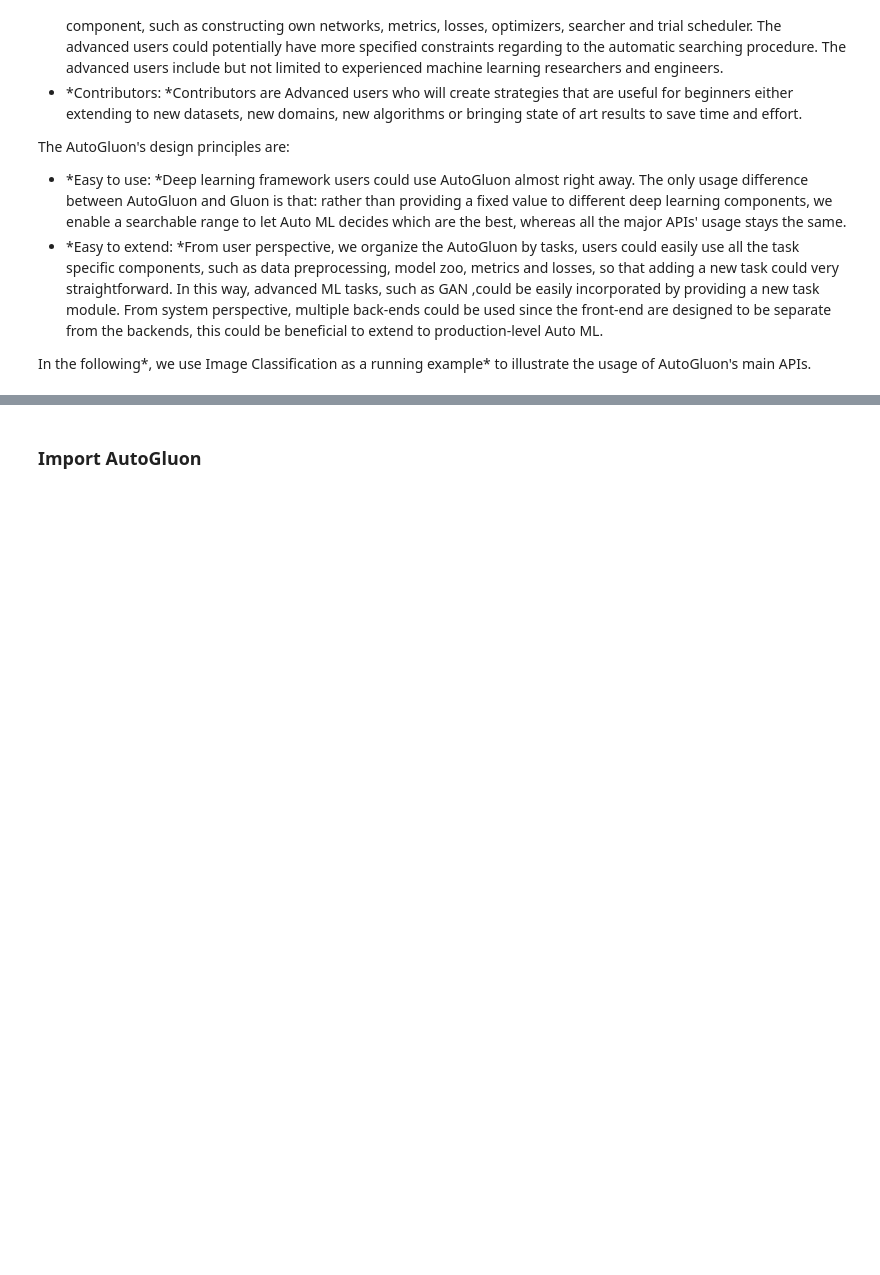
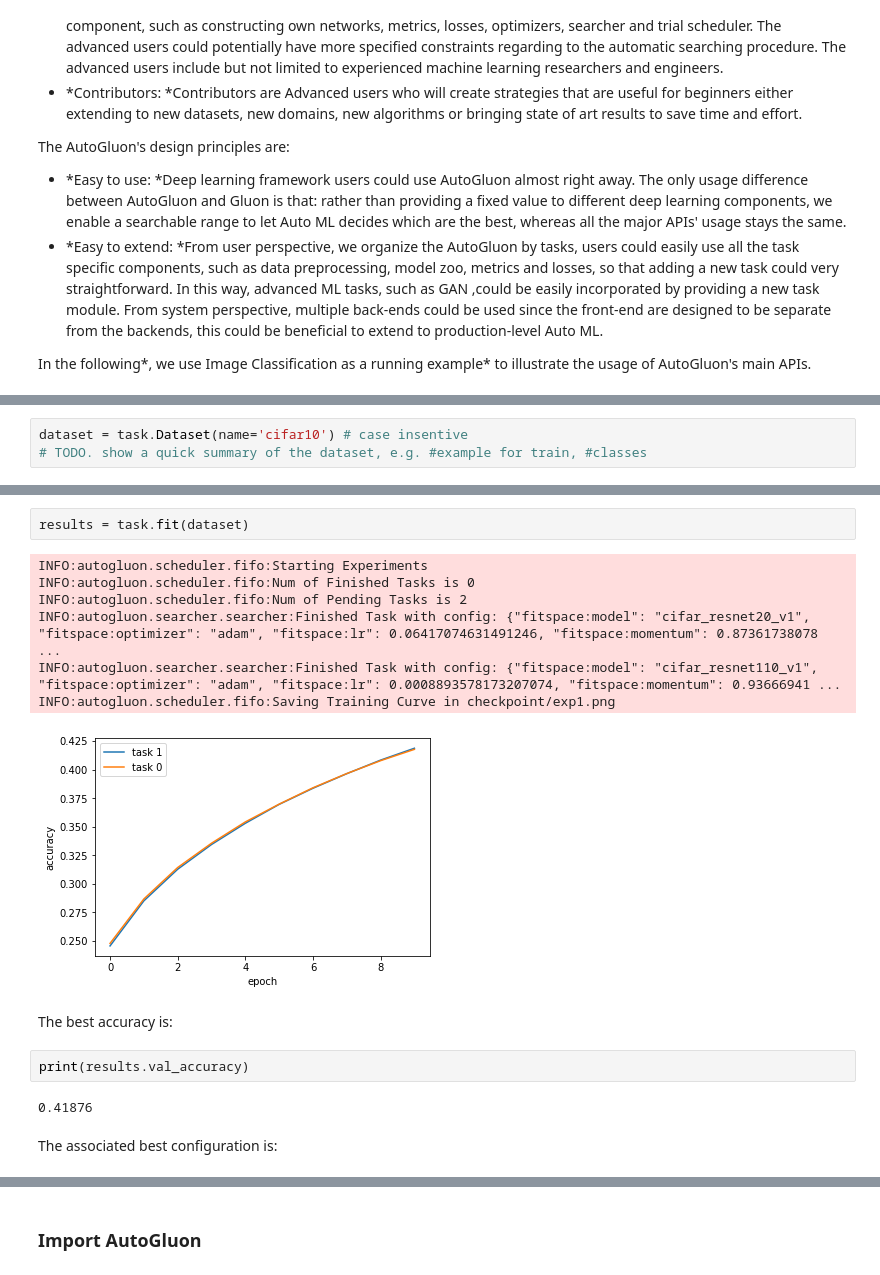
Before and after one commit to autogluon/autogluon, a Jupyter notebook: tutorials/autogluon_demo.ipynb, the cells around one changed output, grey strips where cells are left out. Saved outputs shown, nothing was run; the diff lists cells and outputs as text; blank space fills up the shorter version.

```diff
--- a/tutorials/autogluon_demo.ipynb
+++ b/tutorials/autogluon_demo.ipynb
@@ -17,0 +43,3 @@ In the following*, we use Image Classification as a running example* to illustra
+# %%
+dataset = task.Dataset(name='cifar10') # case insentive
+# TODO. show a quick summary of the dataset, e.g. #example for train, #classes
@@ -17,0 +77,18 @@ In the following*, we use Image Classification as a running example* to illustra
+# %%
+results = task.fit(dataset)
+# %% [output]
+INFO:autogluon.scheduler.fifo:Starting Experiments
+INFO:autogluon.scheduler.fifo:Num of Finished Tasks is 0
+INFO:autogluon.scheduler.fifo:Num of Pending Tasks is 2
+INFO:autogluon.searcher.searcher:Finished Task with config: {"fitspace:model": "cifar_resnet20_v1", "fitspace:optimizer": "adam", "fitspace:lr": 0.06417074631491246, "fitspace:momentum": 0.87361738078 ...
+INFO:autogluon.searcher.searcher:Finished Task with config: {"fitspace:model": "cifar_resnet110_v1", "fitspace:optimizer": "adam", "fitspace:lr": 0.0008893578173207074, "fitspace:momentum": 0.93666941 ...
+INFO:autogluon.scheduler.fifo:Saving Training Curve in checkpoint/exp1.png
+[figure, added]
+# %% [markdown]
+The best accuracy is:
+# %%
+print(results.val_accuracy)
+# %% [output]
+0.41876
+# %% [markdown]
+The associated best configuration is:
```
Also changed, not shown: parts of 74 cells of this notebook, 10 other files.
